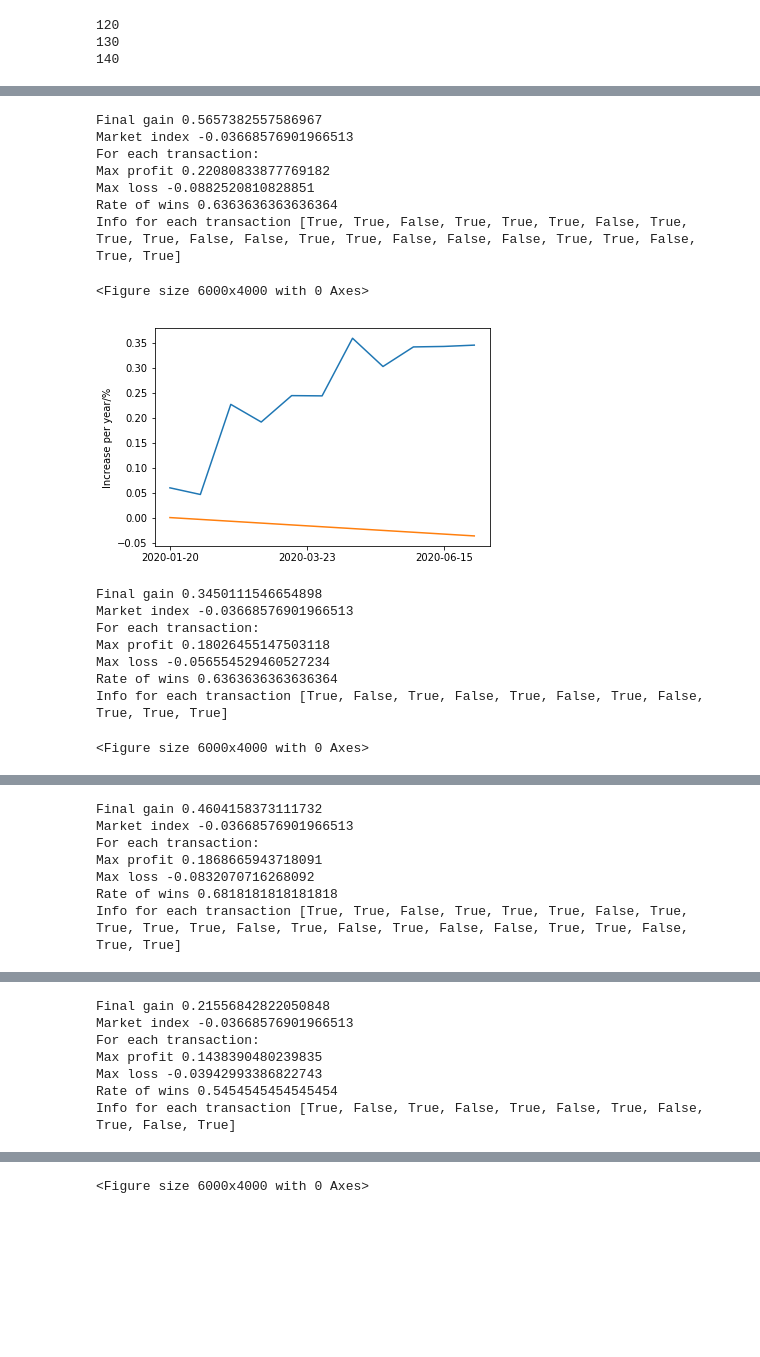
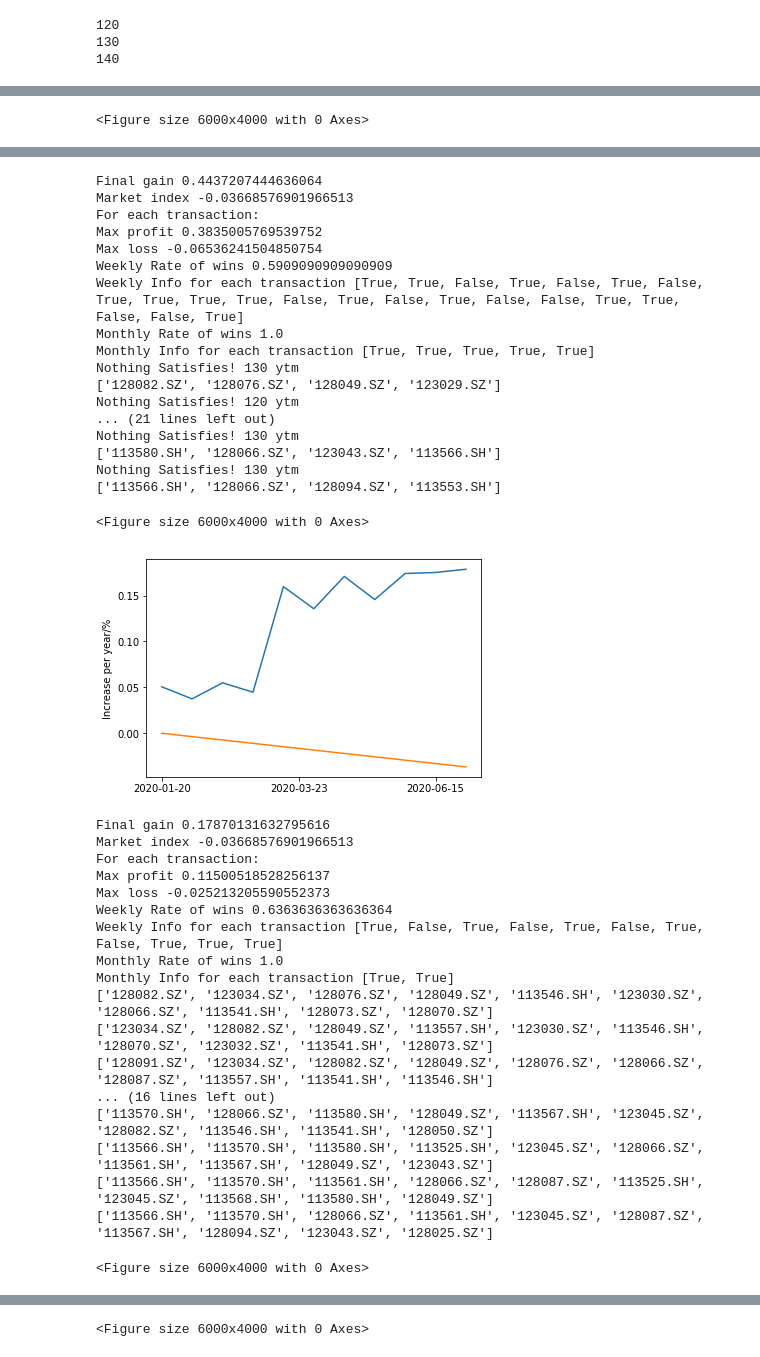
Before and after one commit to yts798/Convertible-Bond-Database, a Jupyter notebook: strategy/strategy.ipynb, the cells around one changed output, grey strips where cells are left out. Cells and saved outputs as stored; diff of their text form; code cells hidden in the pictures; blank space fills up the shorter version.

```diff
--- a/strategy/strategy.ipynb
+++ b/strategy/strategy.ipynb
@@ -582,12 +620,12 @@ for lwp, hgp in prclst:
 ap = []
 aw = []
 # %%
-times = f2020
+times = f2020_1
 tt = '2020上半年区间价格换手市值双低策略'
 # idts = ['农林牧渔(2021)', '基础化工(2021)', '美容护理(2021)', '通信(2021)', '非银金融(2021)', '电力设备(2021)', '汽车(2021)', '电子(2021)']
 prclst = [[110,120], [120,130], [130,140]]
-start(DTBS, leap(times, 1), [], 0, 1, prclst, 1, 3, 0, 'trt', 2, 10)
-start(DTBS, leap(times, 2), [], 0, 1, prclst, 1, 3, 0, 'trt', 2, 10)
-start(DTBS, leap(times, 1), [], 0, 0, prclst, 1, 10, 0, 'trt', 2, 10)
-start(DTBS, leap(times, 2), [], 0, 0, prclst, 1, 10, 0, 'trt', 2, 10)
+start(DTBS, leap(times, 1), [], 0, 1, prclst, 1, 3, 0, 'trt', 2, 10, 1, 'bl', 0, 7, 1, 'ytm', 0.5, 100)
+start(DTBS, leap(times, 2), [], 0, 1, prclst, 1, 3, 0, 'trt', 2, 10, 1, 'bl', 0, 7, 1, 'ytm', 0.5, 100)
+start(DTBS, leap(times, 1), [], 0, 0, prclst, 1, 10, 0, 'trt', 2, 10, 1, 'bl', 0, 7, 1, 'ytm', 0.5, 100)
+start(DTBS, leap(times, 2), [], 0, 0, prclst, 1, 10, 0, 'trt', 2, 10, 1, 'bl', 0, 7, 1, 'ytm', 0.5, 100)
 # %% [output]
@@ -594,0 +649 @@ start(DTBS, leap(times, 2), [], 0, 0, prclst, 1, 10, 0, 'trt', 2, 10)
+<Figure size 6000x4000 with 0 Axes>
@@ -596,17 +651,37 @@ start(DTBS, leap(times, 2), [], 0, 0, prclst, 1, 10, 0, 'trt', 2, 10)
-Final gain 0.5657382557586967
-Market index -0.03668576901966513
-For each transaction:
-Max profit 0.22080833877769182
-Max loss -0.0882520810828851
-Rate of wins 0.6363636363636364
-Info for each transaction [True, True, False, True, True, True, False, True, True, True, False, False, True, True, False, False, False, True, True, False, True, True]
-<Figure size 6000x4000 with 0 Axes>
+Final gain 0.4437207444636064
+Market index -0.03668576901966513
+For each transaction:
+Max profit 0.3835005769539752
+Max loss -0.06536241504850754
+Weekly Rate of wins 0.5909090909090909
+Weekly Info for each transaction [True, True, False, True, False, True, False, True, True, True, True, False, True, False, True, False, False, True, True, False, False, True]
+Monthly Rate of wins 1.0
+Monthly Info for each transaction [True, True, True, True, True]
+Nothing Satisfies! 130 ytm
+['128082.SZ', '128076.SZ', '128049.SZ', '123029.SZ']
+Nothing Satisfies! 120 ytm
+... (21 lines left out)
+Nothing Satisfies! 130 ytm
+['113580.SH', '128066.SZ', '123043.SZ', '113566.SH']
+Nothing Satisfies! 130 ytm
+['113566.SH', '128066.SZ', '128094.SZ', '113553.SH']
+<Figure size 6000x4000 with 0 Axes>
-[figure, old version]
+[figure, new version]
-Final gain 0.3450111546654898
-Market index -0.03668576901966513
-For each transaction:
-Max profit 0.18026455147503118
-Max loss -0.056554529460527234
-Rate of wins 0.6363636363636364
-Info for each transaction [True, False, True, False, True, False, True, False, True, True, True]
-<Figure size 6000x4000 with 0 Axes>
+Final gain 0.17870131632795616
+Market index -0.03668576901966513
+For each transaction:
+Max profit 0.11500518528256137
+Max loss -0.025213205590552373
+Weekly Rate of wins 0.6363636363636364
+Weekly Info for each transaction [True, False, True, False, True, False, True, False, True, True, True]
+Monthly Rate of wins 1.0
+Monthly Info for each transaction [True, True]
+['128082.SZ', '123034.SZ', '128076.SZ', '128049.SZ', '113546.SH', '123030.SZ', '128066.SZ', '113541.SH', '128073.SZ', '128070.SZ']
+['123034.SZ', '128082.SZ', '128049.SZ', '113557.SH', '123030.SZ', '113546.SH', '128070.SZ', '123032.SZ', '113541.SH', '128073.SZ']
+['128091.SZ', '123034.SZ', '128082.SZ', '128049.SZ', '128076.SZ', '128066.SZ', '128087.SZ', '113557.SH', '113541.SH', '113546.SH']
+... (16 lines left out)
+['113570.SH', '128066.SZ', '113580.SH', '128049.SZ', '113567.SH', '123045.SZ', '128082.SZ', '113546.SH', '113541.SH', '128050.SZ']
+['113566.SH', '113570.SH', '113580.SH', '113525.SH', '123045.SZ', '128066.SZ', '113561.SH', '113567.SH', '128049.SZ', '123043.SZ']
+['113566.SH', '113570.SH', '113561.SH', '128066.SZ', '128087.SZ', '113525.SH', '123045.SZ', '113568.SH', '113580.SH', '128049.SZ']
+['113566.SH', '113570.SH', '128066.SZ', '113561.SH', '123045.SZ', '128087.SZ', '113567.SH', '128094.SZ', '123043.SZ', '128025.SZ']
+<Figure size 6000x4000 with 0 Axes>
@@ -614,7 +688,0 @@ Info for each transaction [True, False, True, False, True, False, True, False, T
-Final gain 0.4604158373111732
-Market index -0.03668576901966513
-For each transaction:
-Max profit 0.1868665943718091
-Max loss -0.0832070716268092
-Rate of wins 0.6818181818181818
-Info for each transaction [True, True, False, True, True, True, False, True, True, True, True, False, True, False, True, False, False, True, True, False, True, True]
@@ -623,7 +707,0 @@ Info for each transaction [True, True, False, True, True, True, False, True, Tru
-Final gain 0.21556842822050848
-Market index -0.03668576901966513
-For each transaction:
-Max profit 0.1438390480239835
-Max loss -0.03942993386822743
-Rate of wins 0.5454545454545454
-Info for each transaction [True, False, True, False, True, False, True, False, True, False, True]
```
Also changed, not shown: parts of 10 cells of this notebook, 7 other files.
